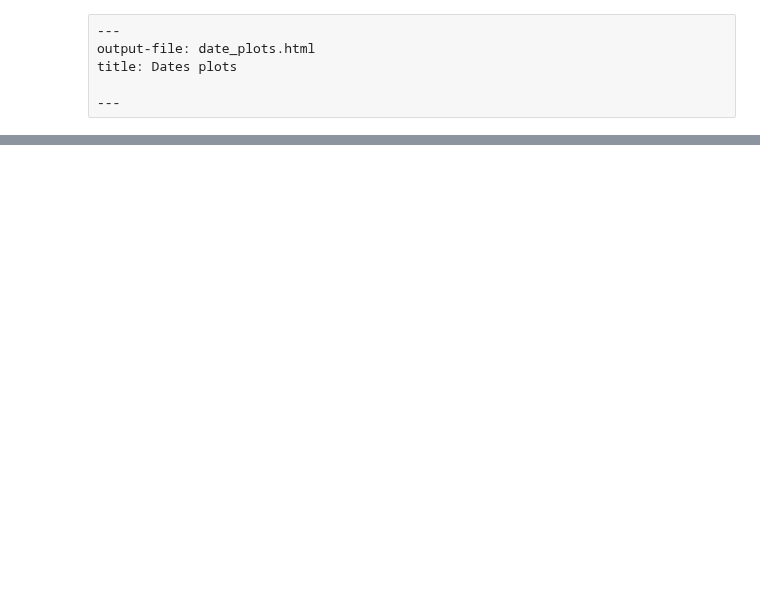
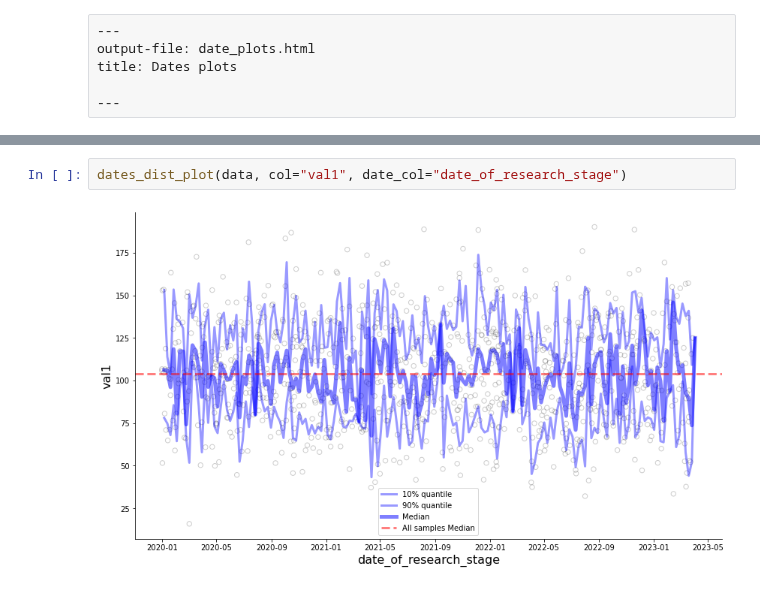
Before and after one commit to pheno-ai/pheno-utils, a Jupyter notebook: _proc/04_date_plots.ipynb, the cells around one changed output, grey strips where cells are left out. Cells and saved outputs as stored; diff of their text form; blank space fills up the shorter version.

Commit message:
fix: example data

```diff
--- a/_proc/04_date_plots.ipynb
+++ b/_proc/04_date_plots.ipynb
@@ -40,0 +49,4 @@ data = generate_synthetic_data()
+# %%
+dates_dist_plot(data, col="val1", date_col="date_of_research_stage")
+# %% [output]
+[figure, added]
```
Also changed, not shown: parts of 2 cells of this notebook, 43 other files.
